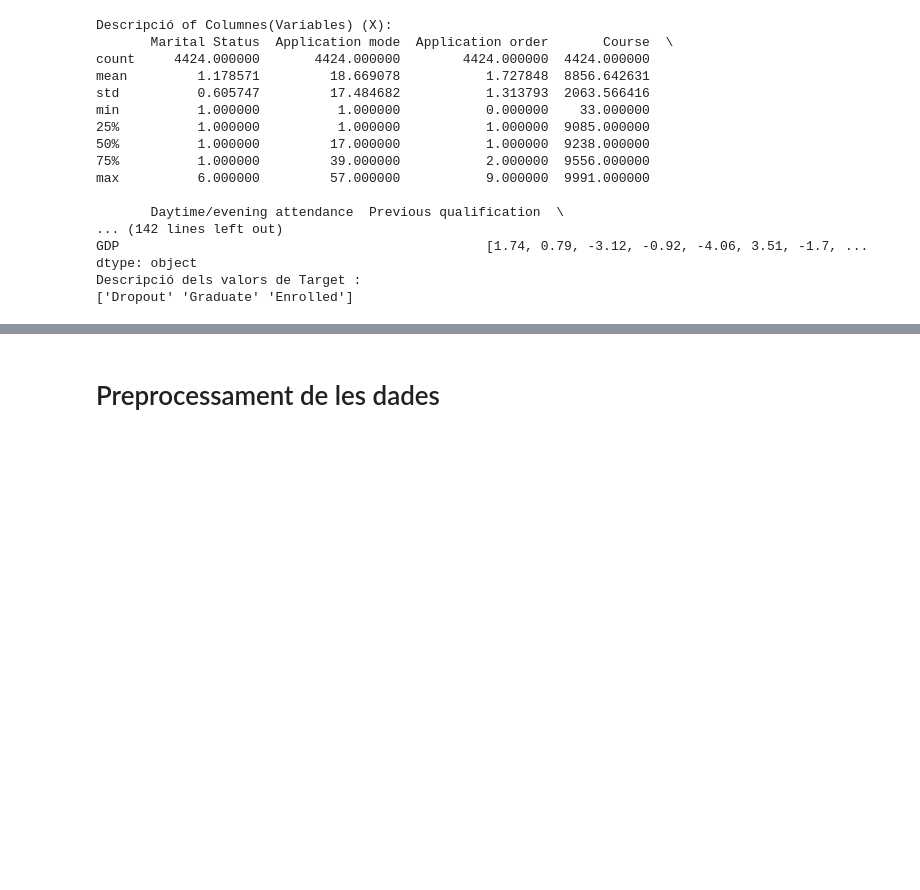
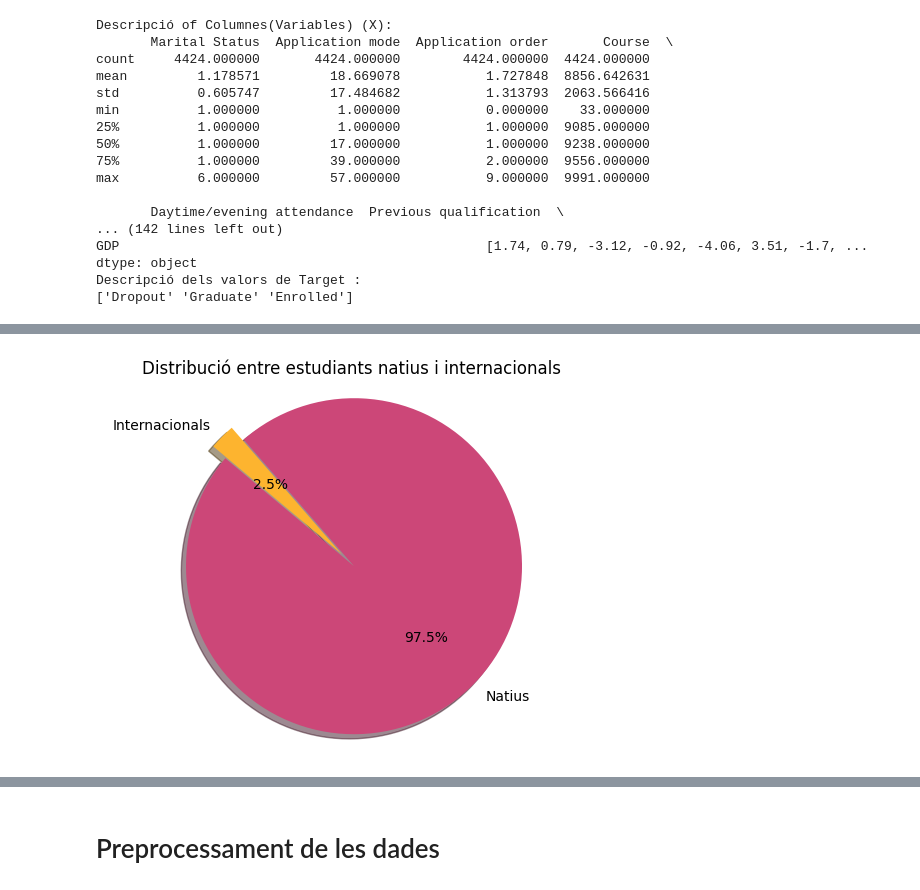
Before and after one commit to Mariona-FT/Data-Mining-MIDA, a Jupyter notebook: Projecte mida_NOU.ipynb, the cells around one changed output, grey strips where cells are left out. Saved outputs shown, nothing was run; the diff lists cells and outputs as text; code cells hidden in the pictures; blank space fills up the shorter version.

```diff
--- a/Projecte mida_NOU.ipynb
+++ b/Projecte mida_NOU.ipynb
@@ -296,0 +322,17 @@ Total:                        4424
+# %%
+# Relacion entre estudiants natius i internacionals International = 0, Nationality = 1
+nat = dades2.features[(dades2.features["International"] == 0) & (dades2.features["Nacionality"] == 1)].shape[0]
+inter = dades2.features[dades2.features["International"] == 1].shape[0]
+
+#pie chart
+labels = ['Natius', 'Internacionals']
+sizes = [nat, inter]
+explode = (0.1, 0)
+colors2=[(0.798216, 0.280197, 0.469538, 1.0), (0.993814, 0.704741, 0.183043, 1.0)]
+
+plt.pie(sizes, explode=explode, labels=labels, colors=colors2, autopct='%1.1f%%', shadow=True, startangle=140)
+plt.axis('equal')
+plt.title('Distribució entre estudiants natius i internacionals ')
+plt.show()
+# %% [output]
+[figure, added]
```
Also changed, not shown: parts of 13 cells of this notebook.
